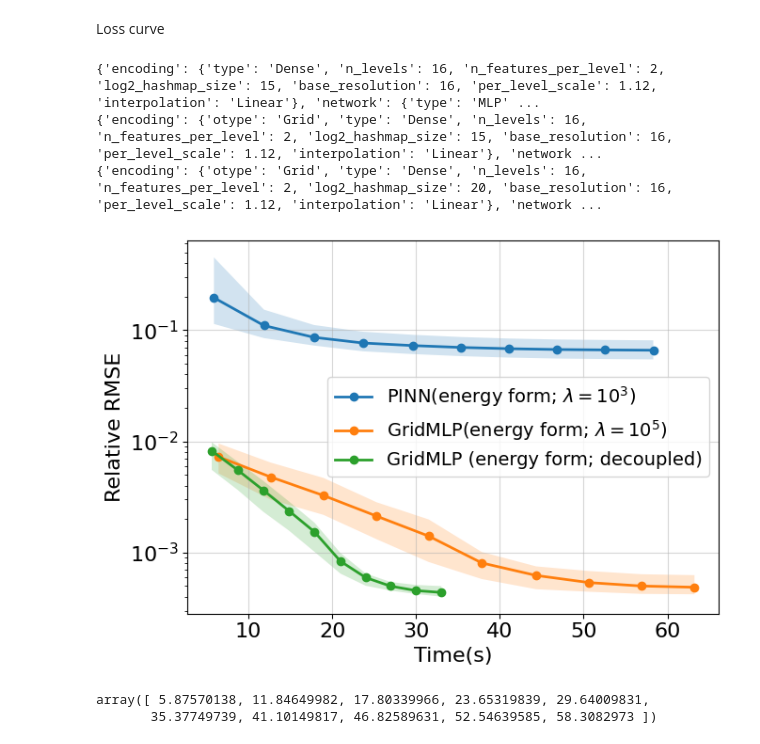
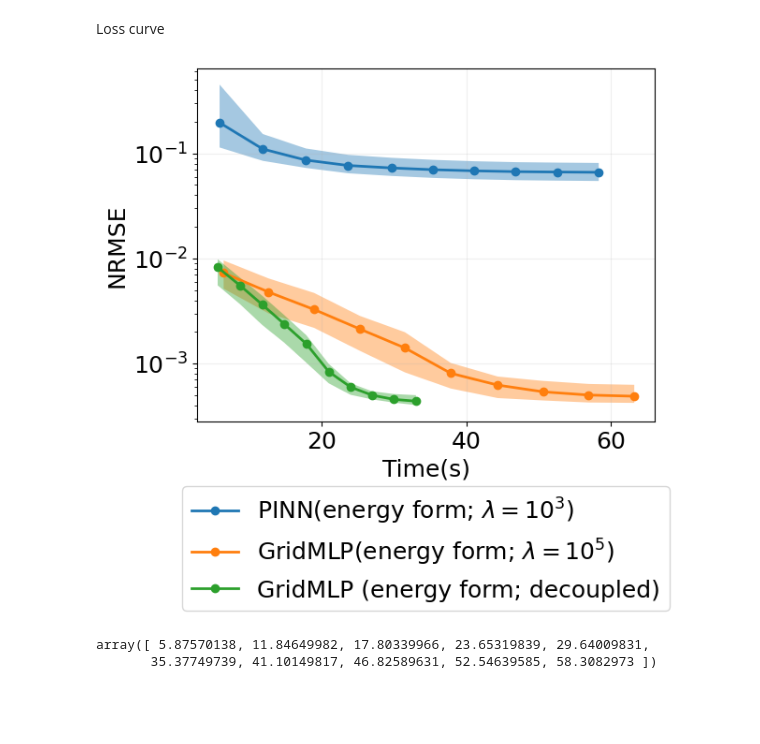
Before and after one commit to YuxiangGao0321/Cell-based-MLP, a Jupyter notebook: main/Multiscale/plot.ipynb, the cells around one changed output. Drawn from its saved outputs; the diff is of its cells as text; code cells hidden in the pictures; blank space fills up the shorter version.

Commit message:
plot vectorized image

```diff
--- a/main/Multiscale/plot.ipynb
+++ b/main/Multiscale/plot.ipynb
@@ -10,7 +10,7 @@ from tools import get_lambda_curve,get_loss_curve,get_result_table
 main_path = os.path.dirname(os.path.abspath("__file__"))
 print(main_path)
 figure_path = os.path.join(main_path, "figs")
-fontsize = 16
+fontsize = 18
 plt.rcParams['font.size'] = fontsize
 plt.rcParams['figure.dpi'] = 100
 plt.rcParams['lines.linewidth'] = 2
@@ -95,43 +95,41 @@ loss_name_list = [
 # "PINN_lambda_ADAM_sin/config_5",
 "PINN_energy_lambda_ADAM_sin/config_3",
 "GridMLP_standard/config_8",
 "GridMLP_decoupled/config_1",
 
 ]
 
 label_list = [
 
 # r"PINN(strong form; $\lambda = 10^{3}$)",
 r"PINN(energy form; $\lambda = 10^{3}$)",
 r"GridMLP(energy form; $\lambda = 10^{5}$)",
 "GridMLP (energy form; decoupled)",
 ]
 
 for loss_name in loss_name_list:
     task_name,dir_name = loss_name.split("/")
-    loss_dict = get_loss_curve(task_name,dir_name)
+    loss_dict = get_loss_curve(task_name,dir_name,main_path)
     result_dict[loss_name] = loss_dict
 
-fig = plt.figure(figsize=(7,5))
+fig = plt.figure(figsize=(6.5,6.5))
 i = 0
 for loss_name in loss_name_list:
     plt.plot(result_dict[loss_name]["x"],result_dict[loss_name]["y"] ,marker="o",label=label_list[i])
-    plt.fill_between(result_dict[loss_name]["x"], result_dict[loss_name]["y1"], result_dict[loss_name]["y2"], alpha=0.2)
+    plt.fill_between(result_dict[loss_name]["x"], result_dict[loss_name]["y1"], result_dict[loss_name]["y2"], alpha=0.4)
     i += 1
 plt.xlabel("Time(s)")
-plt.ylabel("Relative RMSE")
+plt.ylabel("NRMSE")
 plt.yscale("log")
 # plt.xscale("log")
-plt.grid(alpha = 0.5)
-plt.legend(fontsize=14)
+plt.grid(alpha = 0.2)
+plt.legend(loc='upper center', bbox_to_anchor=(0.5, -0.15), ncol=1)
+
 fig.tight_layout()
 plt.savefig(os.path.join(figure_path,"training_loss.png"), dpi=300)
 plt.show()
 # %% [output]
-{'encoding': {'type': 'Dense', 'n_levels': 16, 'n_features_per_level': 2, 'log2_hashmap_size': 15, 'base_resolution': 16, 'per_level_scale': 1.12, 'interpolation': 'Linear'}, 'network': {'type': 'MLP' ...
-{'encoding': {'otype': 'Grid', 'type': 'Dense', 'n_levels': 16, 'n_features_per_level': 2, 'log2_hashmap_size': 15, 'base_resolution': 16, 'per_level_scale': 1.12, 'interpolation': 'Linear'}, 'network ...
-{'encoding': {'otype': 'Grid', 'type': 'Dense', 'n_levels': 16, 'n_features_per_level': 2, 'log2_hashmap_size': 20, 'base_resolution': 16, 'per_level_scale': 1.12, 'interpolation': 'Linear'}, 'network ...
-[figure, old version]
+[figure, new version]
 # %%
 result_dict['PINN_energy_lambda_ADAM_sin/config_3']['x']
 # %% [output]
```
Also changed, not shown: 10 other files.
